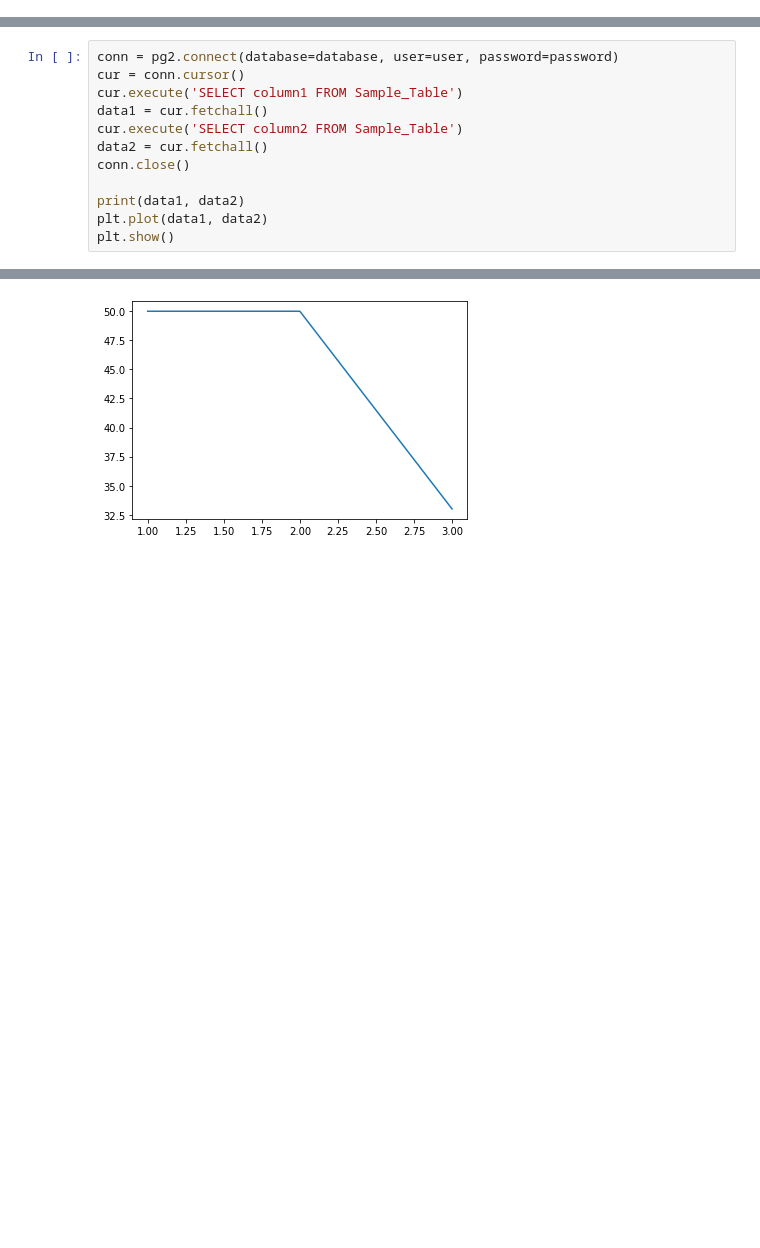
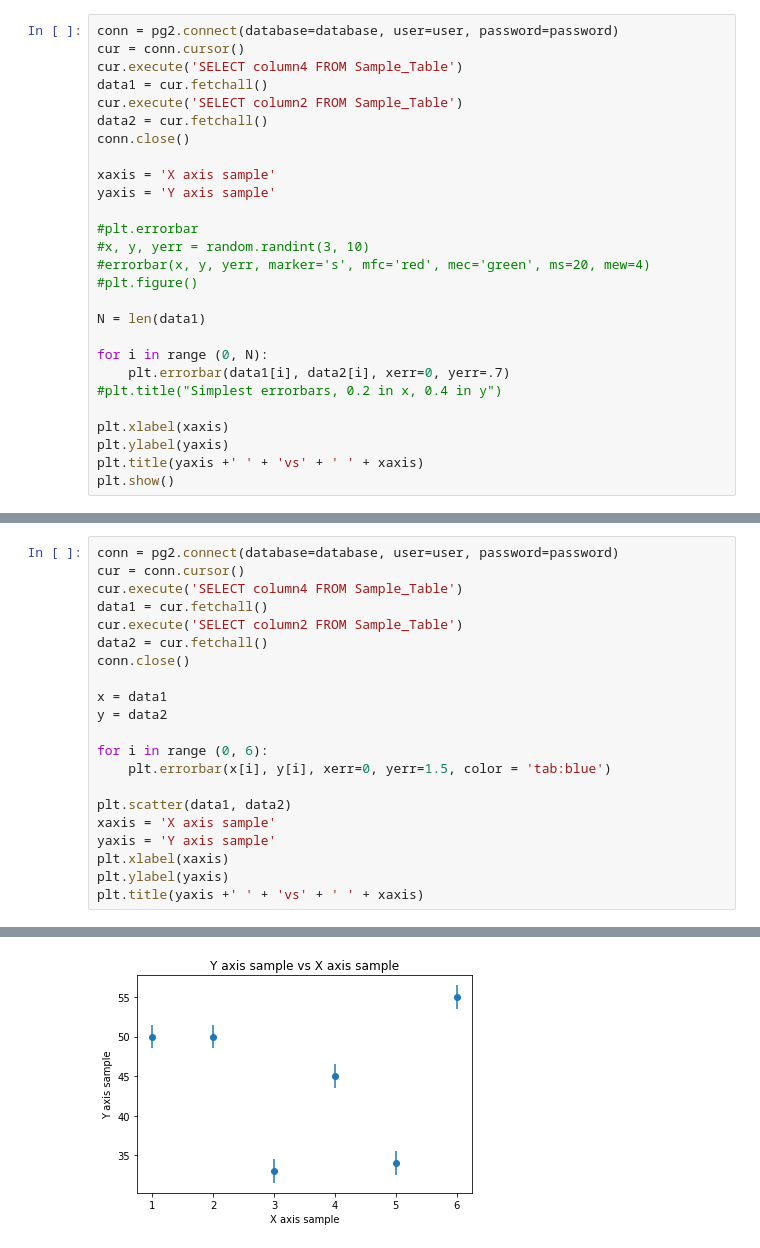
Before and after one commit to ejlilie/Jupyter, a Jupyter notebook: dataanalysis.ipynb, the cells around one changed output, grey strips where cells are left out. Saved outputs shown, nothing was run; the diff lists cells and outputs as text; blank space fills up the shorter version.

Commit message:
Added more sample graphs from database

```diff
--- a/dataanalysis.ipynb
+++ b/dataanalysis.ipynb
@@ -34,0 +71,27 @@ print(data)
+# %%
+conn = pg2.connect(database=database, user=user, password=password)
+cur = conn.cursor()
+cur.execute('SELECT column4 FROM Sample_Table')
+data1 = cur.fetchall()
+cur.execute('SELECT column2 FROM Sample_Table')
+data2 = cur.fetchall()
+conn.close()
+
+xaxis = 'X axis sample'
+yaxis = 'Y axis sample'
+
+#plt.errorbar
+#x, y, yerr = random.randint(3, 10)
+#errorbar(x, y, yerr, marker='s', mfc='red', mec='green', ms=20, mew=4)
+#plt.figure()
+
+N = len(data1)
+
+for i in range (0, N):
+    plt.errorbar(data1[i], data2[i], xerr=0, yerr=.7)
+#plt.title("Simplest errorbars, 0.2 in x, 0.4 in y")
+
+plt.xlabel(xaxis)
+plt.ylabel(yaxis)
+plt.title(yaxis +' ' + 'vs' + ' ' + xaxis)
+plt.show()
@@ -35,13 +120,22 @@ print(data)
 # %%
 conn = pg2.connect(database=database, user=user, password=password)
 cur = conn.cursor()
-cur.execute('SELECT column1 FROM Sample_Table')
+cur.execute('SELECT column4 FROM Sample_Table')
 data1 = cur.fetchall()
 cur.execute('SELECT column2 FROM Sample_Table')
 data2 = cur.fetchall()
 conn.close()
 
-print(data1, data2)
-plt.plot(data1, data2)
-plt.show()
+x = data1
+y = data2
+
+for i in range (0, 6):
+    plt.errorbar(x[i], y[i], xerr=0, yerr=1.5, color = 'tab:blue')
+
+plt.scatter(data1, data2)
+xaxis = 'X axis sample'
+yaxis = 'Y axis sample'
+plt.xlabel(xaxis)
+plt.ylabel(yaxis)
+plt.title(yaxis +' ' + 'vs' + ' ' + xaxis)
 # %% [output]
@@ -49 +143 @@ plt.show()
-[figure, old version]
+[figure, new version]
```
Also changed, not shown: parts of 14 cells of this notebook.
